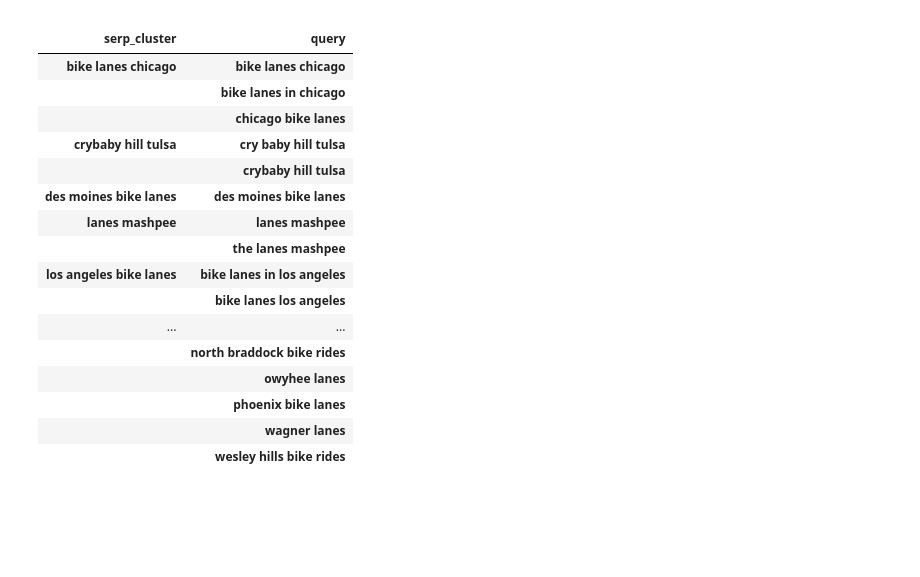
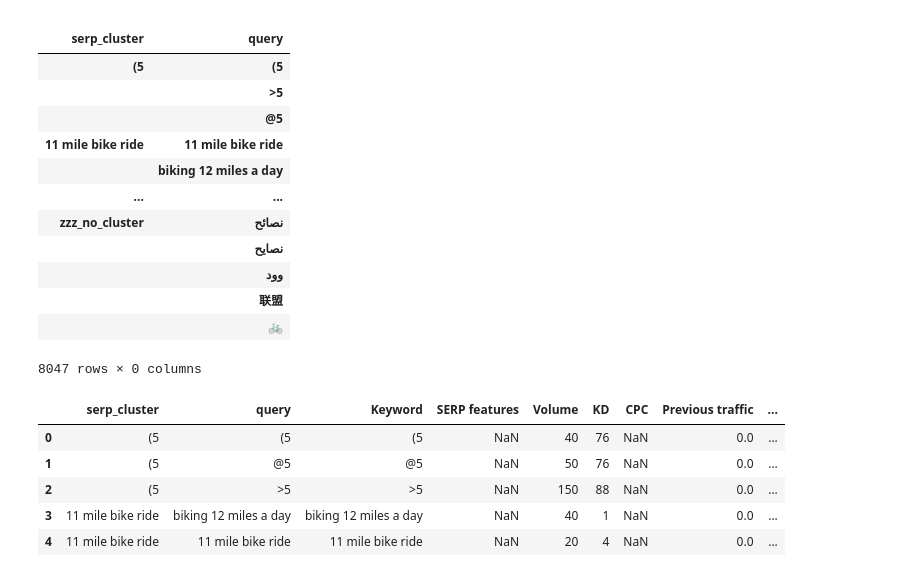
Before and after one commit to FrontAnalyticsInc/data-winners, a Jupyter notebook: analysis-clustering-keywords/cluster-keywors-with-valueserp.ipynb, the cells around one changed output. Saved outputs shown, nothing was run; the diff lists cells and outputs as text; code cells hidden in the pictures; blank space fills up the shorter version.

```diff
--- a/analysis-clustering-keywords/cluster-keywors-with-valueserp.ipynb
+++ b/analysis-clustering-keywords/cluster-keywors-with-valueserp.ipynb
@@ -77,12 +209,11 @@ Batch Name:  test
 # %%
 # get the link for the download
-
-import requests
 
 params = {
   'api_key': api_key
 }
 
-api_result = requests.get('https://api.valueserp.com/batches/'+batch_id+'/results/1/csv', params)
+batch_resultset_api_result = requests.get('https://api.valueserp.com/batches/'+batch_id+'/results/1/csv', params)
 
-api_response = api_result.json()
+batch_resultset_api_response = batch_resultset_api_result.json()
+batch_resultset_api_response
@@ -102,0 +238,3 @@ File in zip: Batch_Results_903576B8_1_Page_1_002c0139d00c9dd8e4d1b13c504517942bd
+# %%
+zip_url = batch_resultset_api_response['result']['download_links']['all_pages']
+zip_url
@@ -102,0 +243,5 @@ File in zip: Batch_Results_903576B8_1_Page_1_002c0139d00c9dd8e4d1b13c504517942bd
+# %%
+# download zip file and open all the csvs inside
+
+content = requests.get(zip_url)
+zf = ZipFile(BytesIO(content.content))
@@ -102,0 +258,13 @@ File in zip: Batch_Results_903576B8_1_Page_1_002c0139d00c9dd8e4d1b13c504517942bd
+# %%
+# find the csv files in the zip:
+
+list_of_df_batch_pages = []
+
+for csv_filename in [s for s in zf.namelist() if ".csv" in s]:
+    print(csv_filename)
+
+    df_batch_page = pd.read_csv(zf.open(csv_filename), low_memory=False)
+    list_of_df_batch_pages.append(df_batch_page)
+
+
+df = pd.concat(list_of_df_batch_pages)
@@ -103,18 +299,5 @@ File in zip: Batch_Results_903576B8_1_Page_1_002c0139d00c9dd8e4d1b13c504517942bd
 # %%
-# save the cluster file
-df = pd.read_csv(zf.open(match), low_memory=False)
 
-delim = ";;"
-
-# make dataframe from the serp lists
-df = df[['result.organic_results.link', 'search.q', 'result.organic_results.position']]
-df = df.rename(columns={'result.organic_results.link':'link', 'search.q':'query', 'result.organic_results.position':'position'})
-
-# Clean input queries
-df['query'] = df['query'].str.strip()
-
-# distinct queries
-queries = set(list(df['query']))
 
 # make position dataframe
 df_position = df[["position", "query", "link"]].copy()
@@ -140,48 +323,44 @@ df['serp_cluster'] = df['query']
 
 # explode the keyword list
 df['query'] = df['query'].str.split( delim )
 df = df.explode('query')
 
 # rename the cluster name to the shortest keyword
 df['temp_count'] = df['query'].astype(str).map(len)
 df = df.sort_values(by="temp_count", ascending=True)
 df['serp_cluster'] = df.groupby('serp_cluster')['query'].transform('first')
 
 del df['temp_count']
 del df['link']
 
 df.drop_duplicates(subset="query", inplace=True)
 
 # add in no cluster results
 df_no_cluster = pd.DataFrame(None)
 queries_de_duped = list(set(queries))
 df_no_cluster['query'] = queries_de_duped
 df_no_cluster['serp_cluster'] = "zzz_no_cluster"
 df_cluster = pd.concat([df_no_cluster, df])
 df_cluster = df_cluster[['serp_cluster', 'query']]
 df_cluster = df_cluster.sort_values(by="serp_cluster", ascending=True)
 df_cluster.drop_duplicates(subset=['query'], keep="first", inplace=True)
 
 
 df_cluster.groupby(['serp_cluster','query']).first()#.reset_index().groupby(['serp_cluster','query','temp_count']).count()
 # %% [output]
 |  |  |
 | serp_cluster | query |
-| bike lanes chicago | bike lanes chicago |
-|  | bike lanes in chicago |
-|  | chicago bike lanes |
-| crybaby hill tulsa | cry baby hill tulsa |
-|  | crybaby hill tulsa |
-| des moines bike lanes | des moines bike lanes |
-| lanes mashpee | lanes mashpee |
-|  | the lanes mashpee |
-| los angeles bike lanes | bike lanes in los angeles |
-|  | bike lanes los angeles |
+| (5 | (5 |
+|  | >5 |
+|  | @5 |
+| 11 mile bike ride | 11 mile bike ride |
+|  | biking 12 miles a day |
 | ... | ... |
-|  | north braddock bike rides |
-|  | owyhee lanes |
-|  | phoenix bike lanes |
-|  | wagner lanes |
-|  | wesley hills bike rides |
+| zzz_no_cluster | نصائح |
+|  | نصايح |
+|  | وود |
+|  | 联盟 |
+|  | 🚲 |
+8047 rows × 0 columns
 # %%
 # save the clusters and queries
@@ -188,0 +368,12 @@ df_cluster.groupby(['serp_cluster','query']).first().reset_index().to_csv("clust
+# %%
+# if using ahrefs then add back on the stats
+
+df_cluster_results_wih_stats = df_cluster.merge(df_keywords_input, left_on="query", right_on="Keyword")
+df_cluster_results_wih_stats.head()
+# %% [output]
+|  | serp_cluster | query | Keyword | SERP features | Volume | KD | CPC | Previous traffic | ... |
+| 0 | (5 | (5 | (5 | NaN | 40 | 76 | NaN | 0.0 | ... |
+| 1 | (5 | @5 | @5 | NaN | 50 | 76 | NaN | 0.0 | ... |
+| 2 | (5 | >5 | >5 | NaN | 150 | 88 | NaN | 0.0 | ... |
+| 3 | 11 mile bike ride | biking 12 miles a day | biking 12 miles a day | NaN | 40 | 1 | NaN | 0.0 | ... |
+| 4 | 11 mile bike ride | 11 mile bike ride | 11 mile bike ride | NaN | 20 | 4 | NaN | 0.0 | ... |
```
Also changed, not shown: parts of 22 cells of this notebook, 2 other files.
